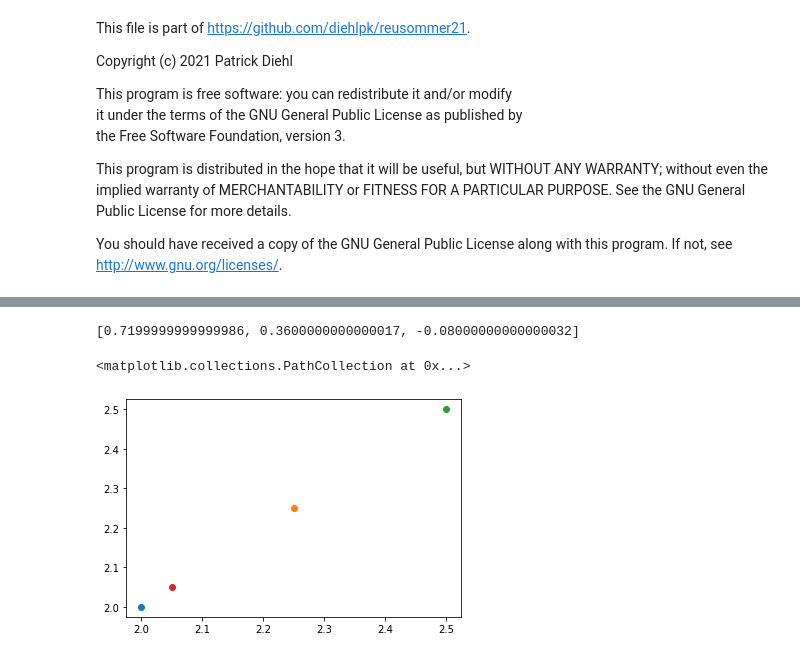
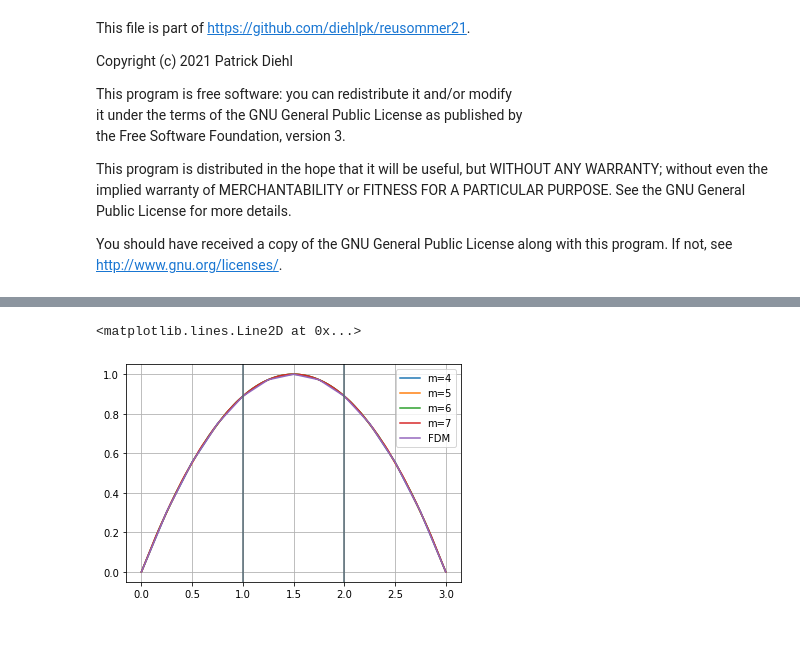
Before and after one commit to diehlpk/reusommer21, a Jupyter notebook: MDCM-Adaptive-endpoint.ipynb, the cells around one changed output, grey strips where cells are left out. Saved outputs shown, nothing was run; the diff lists cells and outputs as text; code cells hidden in the pictures.

```diff
--- a/MDCM-Adaptive-endpoint.ipynb
+++ b/MDCM-Adaptive-endpoint.ipynb
@@ -197,6 +187,0 @@ x1 = np.linspace(0,lenFD,nFD)
-# %%
-x2 = np.linspace(lenFD-2*h,2*lenFD+2*h,n+4)
-# %%
-x3 = np.linspace(2*lenFD,3*lenFD,nFD)
-# %%
-xFull = np.linspace(0,3*lenFD,3*nFD-2)
@@ -205,6 +223,22 @@ xAll = np.concatenate([x1,x2,x3])
 # %%
-mid = nFD+n+1
-print(xAll[nFD+2])
+#mid = nFD+n+1
+#print(xAll[nFD+2])
 #print(xAll[nFD-1])
 #print(xAll[nFD-2])
 #print(xAll[nFD-3])
+
+xAll = []
+xFull = []
+uCoupled = []
+uFDM = []
+nFD = []
+n = []
+for i in range(4, 8):
+
+    res = compute(i)
+    xAll.append(res[0])
+    xFull.append(res[1])
+    uCoupled.append(res[2])
+    uFDM.append(res[3])
+    nFD.append(res[4])
+    n.append(res[5])
@@ -264,15 +245,17 @@ plt.scatter(x2[1],x)
-# %%
-interpolate_lagrange(x2[len(x2)-2], [x3[0],x3[1],x3[2]], ["u1","u2","u3"])
-# %% [output]
-[0.7199999999999986, 0.3600000000000017, -0.08000000000000032]
-# %%
-plt.scatter(x3[0],x3[0])
-plt.scatter(x3[1],x3[1])
-plt.scatter(x3[2],x3[2])
-
-x = 0.7199999999999986 * x3[0] + 0.3600000000000017 *  x3[1] + -0.08000000000000032 * x3[2]
-
-plt.scatter(x2[len(x2)-2],x)
-# %% [output]
-<matplotlib.collections.PathCollection at 0x...>
-[figure, removed]
+# %%
+xSlice = []
+uSlice = []
+
+for i in range(0, len(xAll)):
+    xSlice.append(np.concatenate([xAll[i][0:nFD[i]-1],xAll[i][nFD[i]:nFD[i]+n[i]+4],xAll[i][nFD[i]+n[i]+5:]]))
+    uSlice.append(np.concatenate([uCoupled[i][0:nFD[i]-1],uCoupled[i][nFD[i]:nFD[i]+n[i]+4],uCoupled[i][nFD[i]+n[i]+5:]]))
+    plt.plot(xSlice[i],uSlice[i],label="m="+str(i+4))
+
+plt.plot(xFull[0],uFDM[0],label="FDM")
+plt.grid()
+plt.legend()
+plt.axvline(x=1,c="#536872")
+plt.axvline(x=2,c="#536872")
+# %% [output]
+<matplotlib.lines.Line2D at 0x...>
+[figure, added]
```
Also changed, not shown: parts of 13 cells of this notebook, 2 other files.
